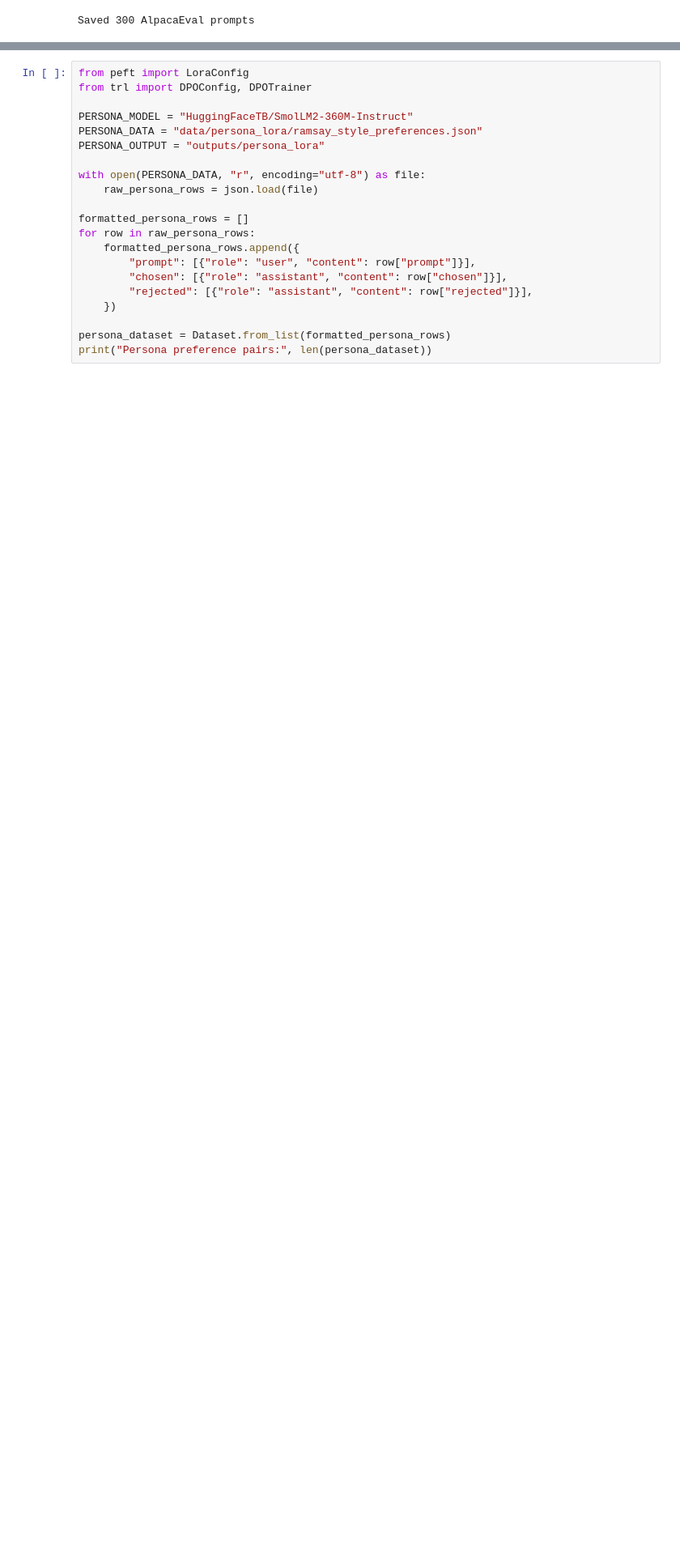
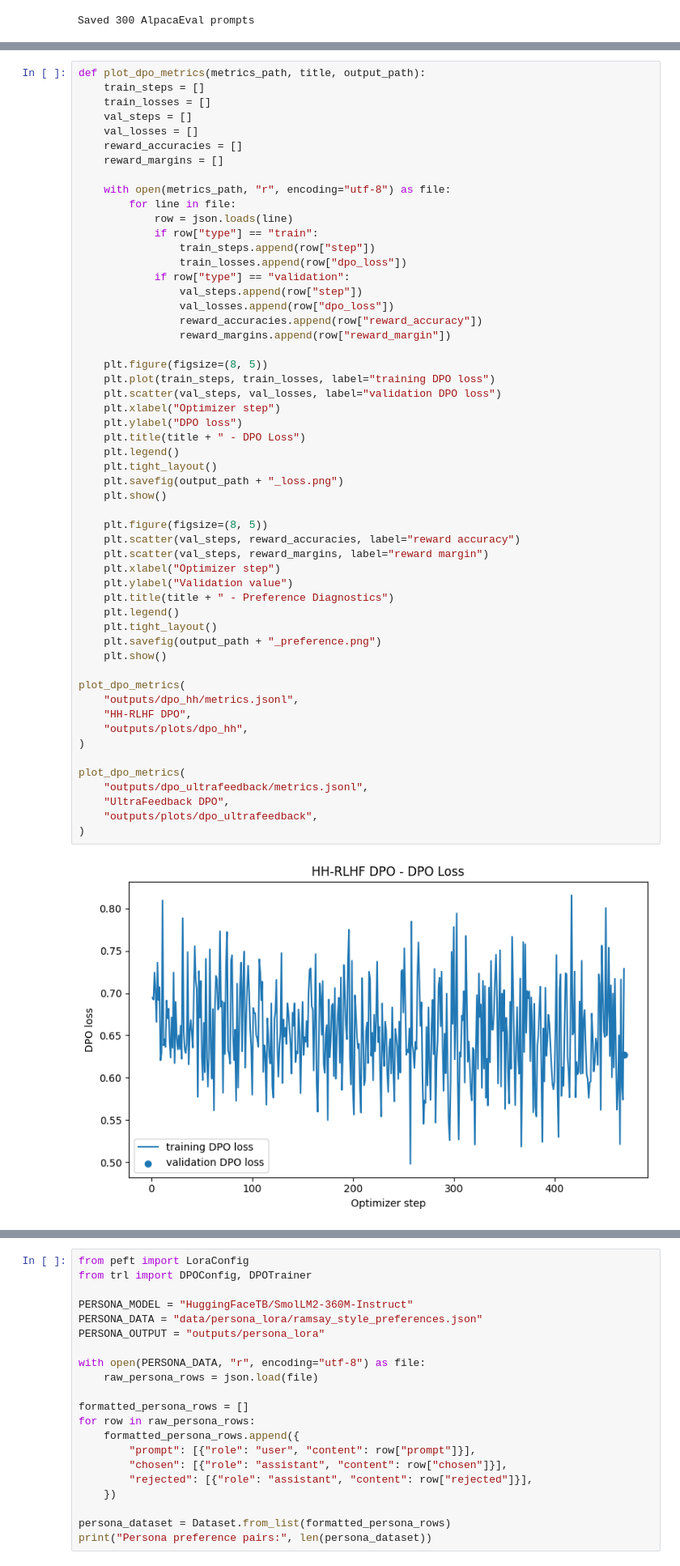
Before and after one commit to muhammad-omer-dev/DPO_PA2, a Jupyter notebook: training.ipynb, the cells around one changed output, grey strips where cells are left out. Shown at 81% size. Cells and saved outputs as stored; diff of their text form; blank space fills up the shorter version.

```diff
--- a/training.ipynb
+++ b/training.ipynb
@@ -843,0 +833,56 @@ Saved 300 AlpacaEval prompts
+# %%
+def plot_dpo_metrics(metrics_path, title, output_path):
+    train_steps = []
+    train_losses = []
+    val_steps = []
+    val_losses = []
+    reward_accuracies = []
+    reward_margins = []
+
+    with open(metrics_path, "r", encoding="utf-8") as file:
+        for line in file:
+            row = json.loads(line)
+            if row["type"] == "train":
+                train_steps.append(row["step"])
+                train_losses.append(row["dpo_loss"])
+            if row["type"] == "validation":
+                val_steps.append(row["step"])
+                val_losses.append(row["dpo_loss"])
+                reward_accuracies.append(row["reward_accuracy"])
+                reward_margins.append(row["reward_margin"])
+
+    plt.figure(figsize=(8, 5))
+    plt.plot(train_steps, train_losses, label="training DPO loss")
+    plt.scatter(val_steps, val_losses, label="validation DPO loss")
+    plt.xlabel("Optimizer step")
+    plt.ylabel("DPO loss")
+    plt.title(title + " - DPO Loss")
+    plt.legend()
+    plt.tight_layout()
+    plt.savefig(output_path + "_loss.png")
+    plt.show()
+
+    plt.figure(figsize=(8, 5))
+    plt.scatter(val_steps, reward_accuracies, label="reward accuracy")
+    plt.scatter(val_steps, reward_margins, label="reward margin")
+    plt.xlabel("Optimizer step")
+    plt.ylabel("Validation value")
+    plt.title(title + " - Preference Diagnostics")
+    plt.legend()
+    plt.tight_layout()
+    plt.savefig(output_path + "_preference.png")
+    plt.show()
+
+plot_dpo_metrics(
+    "outputs/dpo_hh/metrics.jsonl",
+    "HH-RLHF DPO",
+    "outputs/plots/dpo_hh",
+)
+
+plot_dpo_metrics(
+    "outputs/dpo_ultrafeedback/metrics.jsonl",
+    "UltraFeedback DPO",
+    "outputs/plots/dpo_ultrafeedback",
+)
+# %% [output]
+[figure, added]
```
Also changed, not shown: parts of 43 cells of this notebook.
